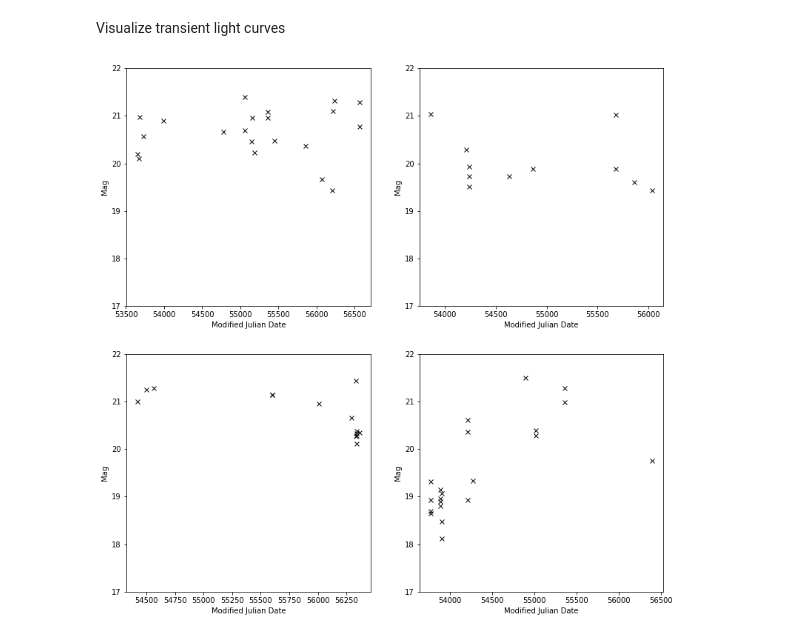
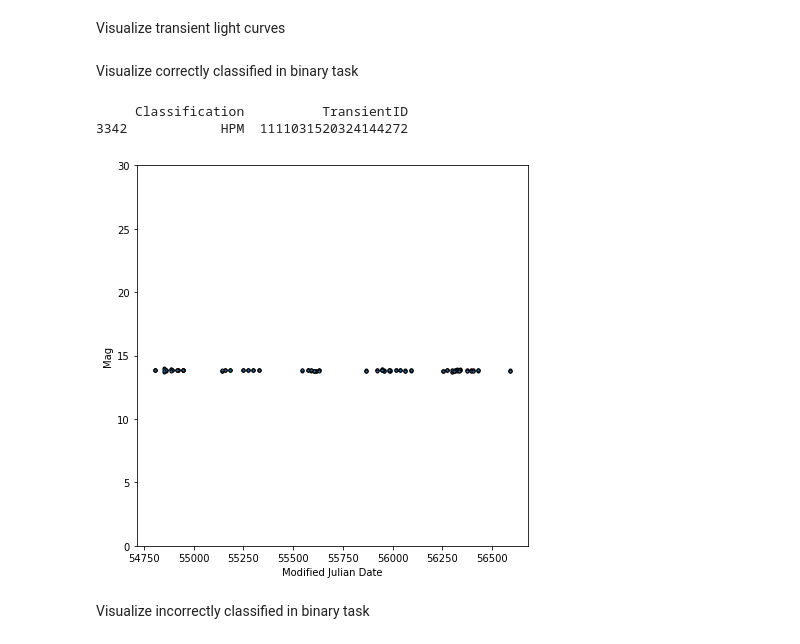
Before and after one commit to diegoalejogm/crts-transient-recognition, a Jupyter notebook: notebooks/exploration/A. Explore Transient Light Curves.ipynb, the cells around one changed output. Saved outputs shown, nothing was run; the diff lists cells and outputs as text; code cells hidden in the pictures.

Commit message:
Updated light curve exploration notebooks. Added new notebook for generating visualizations

```diff
--- a/notebooks/exploration/A. Explore Transient Light Curves.ipynb
+++ b/notebooks/exploration/A. Explore Transient Light Curves.ipynb
@@ -164,24 +168,40 @@ Visualize transient light curves
 # %%
-def representative_lightcurve(klass, i):
+def class_random_ids(klass):
     df_class = df_merge[df_merge.Classification == klass]
-    df_class = df_class[(df_class.ObsCount <= 30) & (df_class.ObsCount >= 5)]
-    objID = df_class.iloc[i].TransientID
-    df_lc = df_lcs[df_lcs.TransientID == objID]
-    return df_lc
+    df_class = df_class[(df_class.ObsCount <= 40) & (df_class.ObsCount >= 10)]
+    IDs = df_class.TransientID.unique()
+    np.random.seed(40)
+    rand = np.random.randint(0, IDs.shape[0]-1, 4)
+    randIds = IDs[rand]
+    return randIds
 # %%
-def subplot_lightcurve(lc, axes):
-    plot = lc.plot(x='MJD', y='Mag', marker='x', markeredgecolor='black', linestyle='None', legend=False, ax=axes, ylim=(17,22))
+def plot_lightcurve(lc):
+    plot = lc.plot(x='MJD', y='Mag', marker='.', markeredgecolor='black', linestyle='None', legend=False, figsize=(7,7),ylim=(0,30),  yerr='Magerr', elinewidth=0.7)
     plot.set_xlabel('Modified Julian Date')
     plot.set_ylabel('Mag')
-# %%
-top_classes = ['SN', 'CV', 'AGN', 'Blazar']
-top_index = [1, 2, 5, 1]
-
-fig, axes = plt.subplots(nrows=2, ncols=2, figsize=(13,13))
-ax = [(0,0), (0,1), (1,0), (1,1)]
-for i, klass in enumerate(top_classes):
-    lc = representative_lightcurve(klass, top_index[i])
-    subplot_lightcurve(lc, axes[ax[i]])
-plt.savefig('transient_lightcurves.png')
-# %% [output]
-[figure, removed]
+# %%
+top_classes = ['SN', 'CV', 'AGN', 'Blazar']
+
+for i, klass in enumerate(top_classes):
+    ids = class_random_ids(klass)
+    for idx in ids:
+        lc = lightcurve(idx)
+        plot_lightcurve(lc)
+        plt.savefig('graphs/{}_{}.png'.format(klass, idx))
+        plt.close()
+# %% [markdown]
+Visualize correctly classified in binary task
+# %%
+classified_ids = [1111031520324144272]
+for ix, _ in enumerate(classified_ids):
+    lc = lightcurve(classified_ids[ix])
+    print(df_cat[df_cat.TransientID == classified_ids[ix]])
+    plot_lightcurve(lc)
+#    plt.savefig('graphs/binary/trans_corr_{}.png'.format(classified_ids[ix]))
+#    plt.close()
+# %% [output]
+     Classification          TransientID
+3342            HPM  1111031520324144272
+[figure, added]
+# %% [markdown]
+Visualize incorrectly classified in binary task
```
Also changed, not shown: parts of 3 cells of this notebook, 4 other files.
